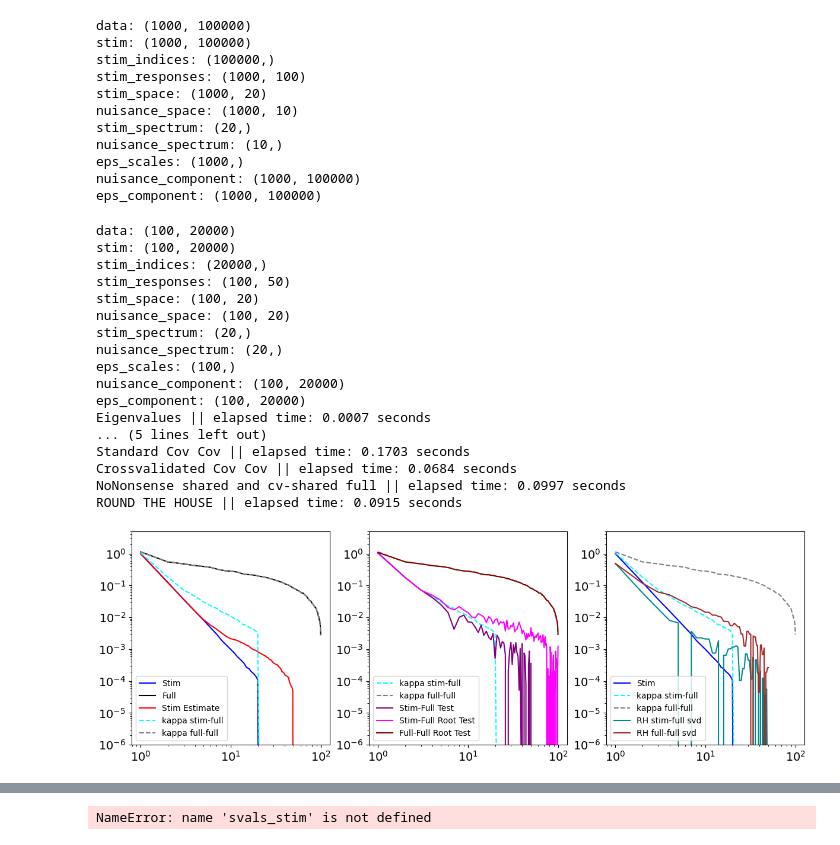
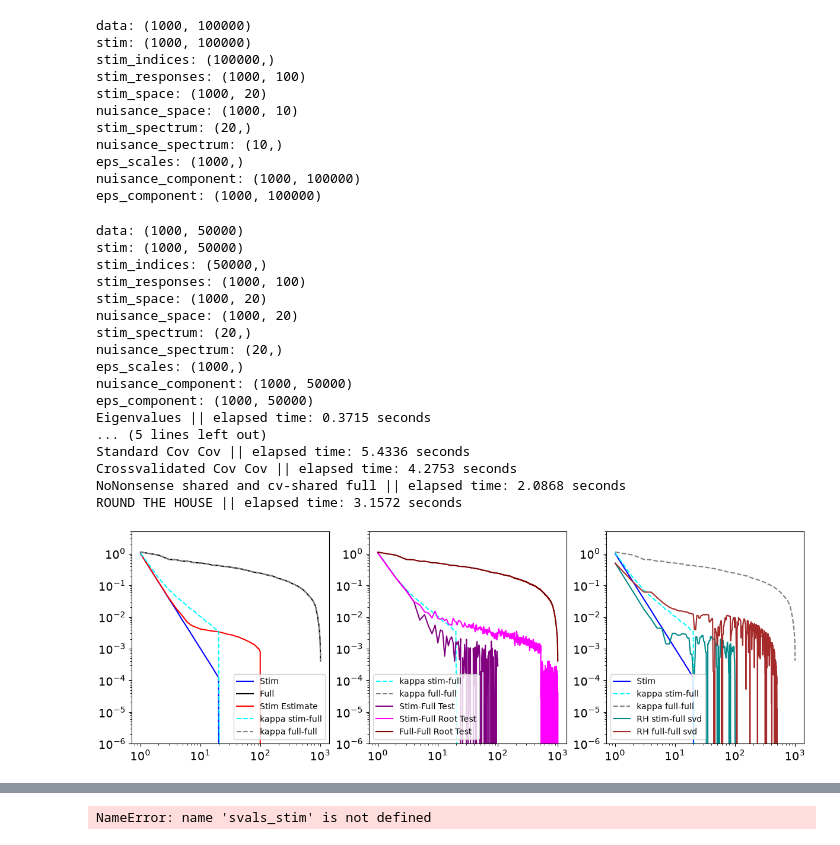
Before and after one commit to landoskape/vrAnalysis, a Jupyter notebook: dimensionality_manuscript/explore_dimensionality.ipynb, the cells around one changed output, grey strips where cells are left out. Drawn from its saved outputs; the diff is of its cells as text; code cells hidden in the pictures.

```diff
--- a/dimensionality_manuscript/explore_dimensionality.ipynb
+++ b/dimensionality_manuscript/explore_dimensionality.ipynb
@@ -5,6 +5,7 @@
 
 import numpy as np
 import torch
+from sklearn.decomposition import FactorAnalysis
 from matplotlib import pyplot as plt
 from syd import make_viewer, Viewer
 from tqdm import tqdm
@@ -14,11 +15,7 @@ from vrAnalysis.helpers import cross_validate_trials, precov
 from dimilibi import PCA
 
 from dimensionality_manuscript.simulations import (
-    CovarianceGenerator,
-    root_sandwich,
     sqrtm_spd,
-    SharedSpaceConfig,
-    SharedSpaceGenerator,
     StimFullConfig,
     StimFullGenerator,
     PlacefieldFullConfig,
@@ -32,7 +29,21 @@ from dimensionality_manuscript.simulations.utilities import rotate_global
 from dimensionality_manuscript.simulations.shared_variance import (
     analyze_atlas_case,
     list_atlas_cases,
+    ComputeFlags,
 )
+
+# https://claude.ai/chat/3fb3fdb8-bc86-4c28-8537-714e9a56bd41
+# This is exciting!
+import cvxpy as cp
+def mtfa(Sigma: np.ndarray, solver=cp.SCS, **kwargs) -> np.ndarray:
+    p = Sigma.shape[0]
+    d = cp.Variable(p, nonneg=True)
+    prob = cp.Problem(cp.Maximize(cp.sum(d)), [Sigma - cp.diag(d) >> 0])
+    prob.solve(solver=solver, **kwargs)
+    return Sigma - np.diag(d.value), d.value
+
+def to_g(x):
+    return (x - np.mean(x, axis=1, keepdims=True)) / np.sqrt(x.shape[1] - 1)
 
 plt.rcParams["font.size"] = 14
 
@@ -332,10 +622,10 @@ def row_center(A):
     return A - np.mean(A, axis=1, keepdims=True)
 
 # Do a simulation of sim <= full
-num_neurons = 100
+num_neurons = 1000
 cfg = StimFullConfig(
     num_neurons=num_neurons,
-    num_stimuli=50,
+    num_stimuli=100,
     stim_dim=20,
     alpha_stim=3.0,
     nuisance_dim=20,
@@ -345,8 +635,8 @@ cfg = StimFullConfig(
     nuisance_alignment="random",
 )
 
-num_samples = 20000
-rotation_angle = 0.1
+num_samples = 50000
+rotation_angle = 0.00
 generator = StimFullGenerator(cfg)
 data1, stim1, extras1 = generator.generate(num_samples=num_samples, return_extras=True)
 data2, stim2, extras2 = generator.generate(num_samples=num_samples, rotation_angle=rotation_angle, return_extras=True)
@@ -495,48 +785,48 @@ ax[0].set_xscale('log')
 ax[0].set_yscale('log')
 ax[0].set_ylim(1e-6, 5e0)
 
 sf_norm = np.sqrt((stim_mean_folds[0].shape[1] - 1) * (data3.shape[1] - 1))
 ff_norm = data3.shape[1] - 1
 ax[1].plot(xv(kappa_sf), kappa_sf, color='cyan', linestyle="--", label='kappa stim-full')
 ax[1].plot(xv(kappa_ff), kappa_ff, color='gray', linestyle="--", label='kappa full-full')
 ax[1].plot(xv(ssf_test), ssf_test / sf_norm, color='purple', label='Stim-Full Test')
 ax[1].plot(xv(ssf_root_test), ssf_root_test, color='magenta', label='Stim-Full Root Test')
 ax[1].plot(xv(sff_root_test), sff_root_test, color='maroon', label='Full-Full Root Test')
 ax[1].legend(fontsize=10)
 ax[1].set_xscale('log')
 ax[1].set_yscale('log')
 ax[1].set_ylim(1e-6, 5e0)
 
 ax[2].plot(xv(lambda_stim), lambda_stim, color="blue", label="Stim")
 ax[2].plot(xv(kappa_sf), kappa_sf, color='cyan', linestyle="--", label='kappa stim-full')
 ax[2].plot(xv(kappa_ff), kappa_ff, color='gray', linestyle="--", label='kappa full-full')
 ax[2].plot(xv(rh_sf_evals), np.sqrt(rh_sf_evals), color="darkcyan", label="RH stim-full svd")
 ax[2].plot(xv(rh_ff_evals), np.sqrt(rh_ff_evals), color="brown", label="RH full-full svd")
 ax[2].legend(fontsize=10)
 ax[2].set_xscale('log')
 ax[2].set_yscale('log')
 ax[2].set_ylim(1e-6, 5e0)
 
 plt.show()
 # %% [output]
-data: (100, 20000)
-stim: (100, 20000)
-stim_indices: (20000,)
-stim_responses: (100, 50)
-stim_space: (100, 20)
-nuisance_space: (100, 20)
+data: (1000, 50000)
+stim: (1000, 50000)
+stim_indices: (50000,)
+stim_responses: (1000, 100)
+stim_space: (1000, 20)
+nuisance_space: (1000, 20)
 stim_spectrum: (20,)
 nuisance_spectrum: (20,)
-eps_scales: (100,)
-nuisance_component: (100, 20000)
-eps_component: (100, 20000)
-Eigenvalues || elapsed time: 0.0007 seconds
+eps_scales: (1000,)
+nuisance_component: (1000, 50000)
+eps_component: (1000, 50000)
+Eigenvalues || elapsed time: 0.3715 seconds
 ... (5 lines left out)
-Standard Cov Cov || elapsed time: 0.1703 seconds
-Crossvalidated Cov Cov || elapsed time: 0.0684 seconds
-NoNonsense shared and cv-shared full || elapsed time: 0.0997 seconds
-ROUND THE HOUSE || elapsed time: 0.0915 seconds
+Standard Cov Cov || elapsed time: 5.4336 seconds
+Crossvalidated Cov Cov || elapsed time: 4.2753 seconds
+NoNonsense shared and cv-shared full || elapsed time: 2.0868 seconds
+ROUND THE HOUSE || elapsed time: 3.1572 seconds
-[figure, old version]
+[figure, new version]
 # %%
 # Plot stuff
 xv = lambda x: np.arange(len(x)) + 1
```
Also changed, not shown: parts of 9 cells of this notebook, 3 other files.
